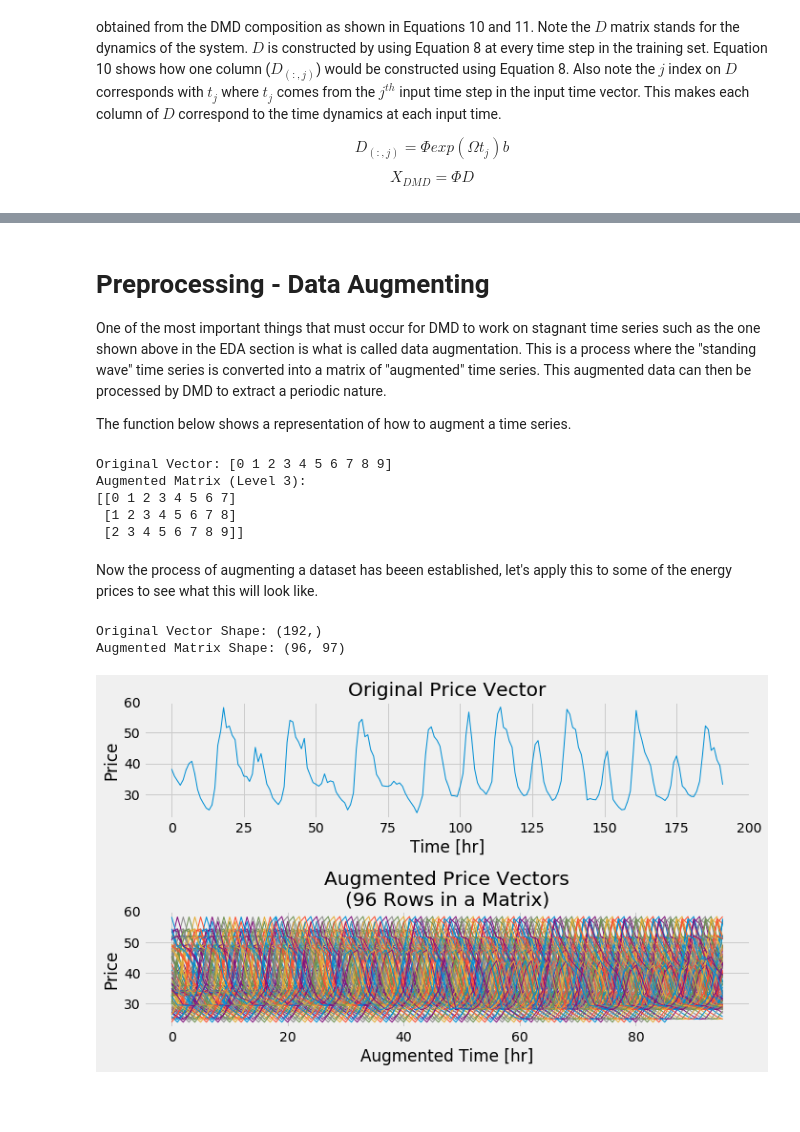
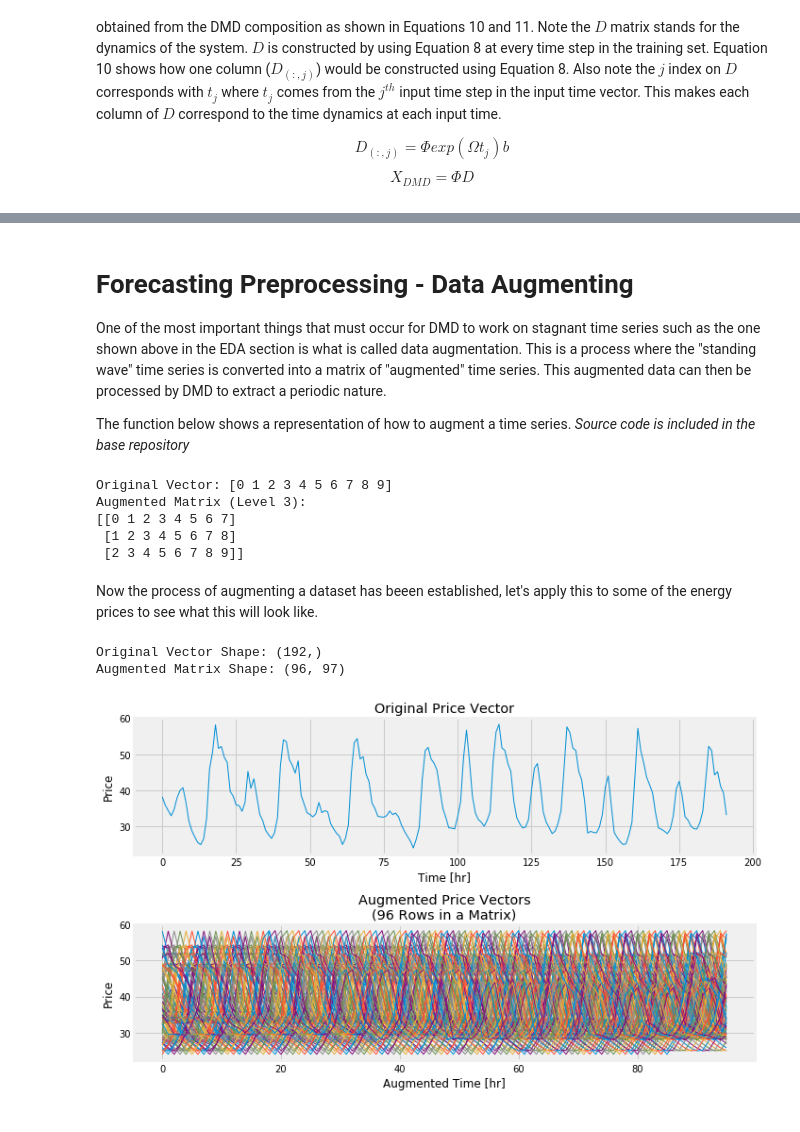
Before and after one commit to celmore25/portfolio, a Jupyter notebook: Notebooks/machine_learning/DMD_Energy_Prices.ipynb, the cells around one changed output, grey strips where cells are left out. Saved outputs shown, nothing was run; the diff lists cells and outputs as text; code cells hidden in the pictures.

```diff
--- a/Notebooks/machine_learning/DMD_Energy_Prices.ipynb
+++ b/Notebooks/machine_learning/DMD_Energy_Prices.ipynb
@@ -97,75 +128,46 @@ $$X_{DMD}=\Phi D$$
 # %% [markdown]
-# Preprocessing - Data Augmenting
+# Forecasting Preprocessing - Data Augmenting
 
 One of the most important things that must occur for DMD to work on stagnant time series such as the one shown above in the EDA section is what is called data augmentation. This is a process where the "standing wave" time series is converted into a matrix of "augmented" time series. This augmented data can then be processed by DMD to extract a periodic nature.
 
-The function below shows a representation of how to augment a time series.
+The function below shows a representation of how to augment a time series. *Source code is included in the base repository*
-# %%
-x = np.arange(10)
-def augment_matrix(x, n):
-
-    '''
-    Function to take a vector x and returns an augmented matrix X which
-    has n rows.
-    '''
-
-    # length of full time series
-    num_elements = x.shape[0]
-
-    # length of each row in the X matrix
-    len_row = num_elements - n + 1
-
-    # initalize the matrix
-    X = []
-
-    # loop over each row
-    for row_num in range(n):
-
-        # grab the smaller vector
-        small_vec = x[row_num:row_num + len_row]
-
-        # append the vector
-        X.append(small_vec)
-
-    return np.array(X)
-
-X_aug = augment_matrix(x,3)
-print('Original Vector:',x)
-print('Augmented Matrix (Level 3):'); print(X_aug)
-# %% [output]
-Original Vector: [0 1 2 3 4 5 6 7 8 9]
-Augmented Matrix (Level 3):
-[[0 1 2 3 4 5 6 7]
- [1 2 3 4 5 6 7 8]
- [2 3 4 5 6 7 8 9]]
+# %%
+x = np.arange(10)
+X_aug = dmd.augment.augment_matrix(x,3)
+print('Original Vector:',x)
+print('Augmented Matrix (Level 3):'); print(X_aug)
+# %% [output]
+Original Vector: [0 1 2 3 4 5 6 7 8 9]
+Augmented Matrix (Level 3):
+[[0 1 2 3 4 5 6 7]
+ [1 2 3 4 5 6 7 8]
+ [2 3 4 5 6 7 8 9]]
 # %% [markdown]
 Now the process of augmenting a dataset has beeen established, let's apply this to some of the energy prices to see what this will look like.
 # %%
 num_rows = 96
 len_rows = 96
 loc = 133
 
 x = X[loc][0:len_rows+num_rows]
-X_aug = augment_matrix(x ,num_rows)
+X_aug = dmd.augment.augment_matrix(x ,num_rows)
 
 print('Original Vector Shape:', x.shape)
 print('Augmented Matrix Shape:', X_aug.shape)
 
 fig, ax = plt.subplots(2,1, figsize = (10,6))
 ax[0].plot(x)
 ax[0].set_ylabel('Price')
 ax[0].set_xlabel('Time [hr]')
 ax[0].set_title('Original Price Vector')
 
 ax[1].plot(X_aug)
 ax[1].set_ylabel('Price')
 ax[1].set_xlabel('Augmented Time [hr]')
 ax[1].set_title('Augmented Price Vectors\n(96 Rows in a Matrix)')
 fig.tight_layout()
 plt.show()
 # %% [output]
 Original Vector Shape: (192,)
 Augmented Matrix Shape: (96, 97)
-[figure, old version]
+[figure, new version]
-# %% [markdown]
-#
```
Also changed, not shown: parts of 27 cells of this notebook, 2 other files.
